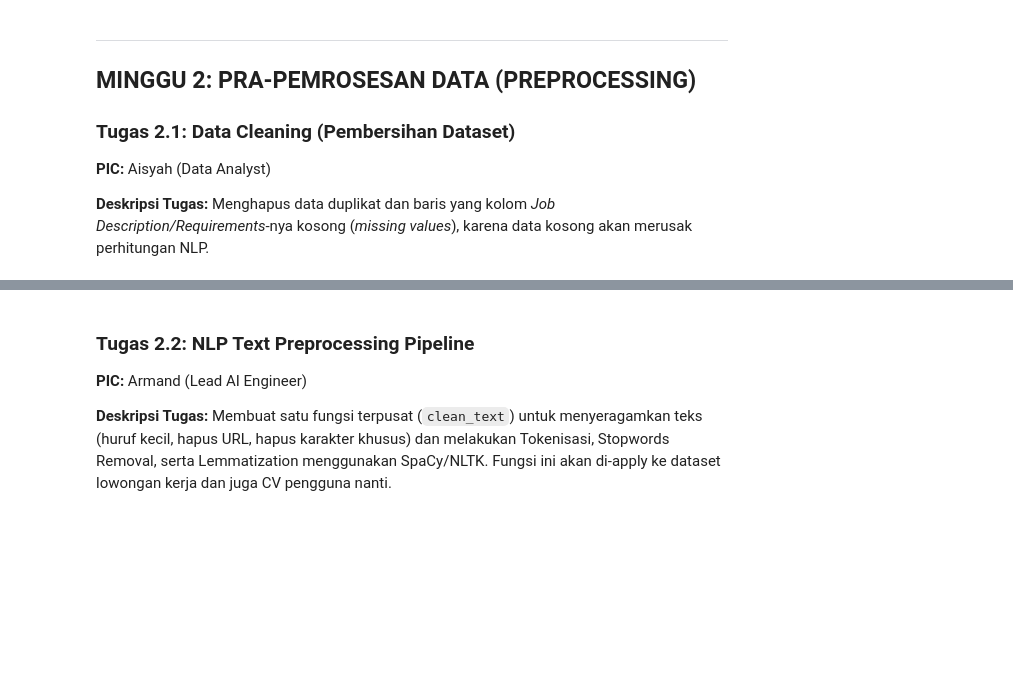
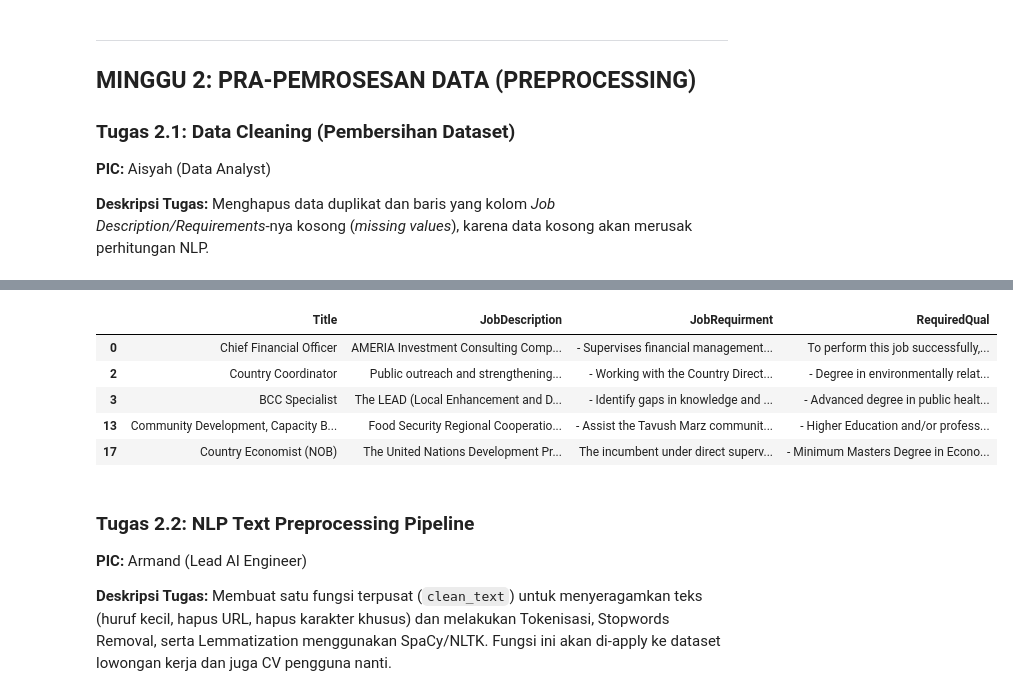
Before and after one commit to ArcVielLouvent/PJK-RM119-CareerMatch-AI, a Jupyter notebook: PJK_RM119_CareerMatch_AI_Workspace.ipynb, the cells around one changed output, grey strips where cells are left out. Drawn from its saved outputs; the diff is of its cells as text; code cells hidden in the pictures; blank space fills up the shorter version.

```diff
--- a/PJK_RM119_CareerMatch_AI_Workspace.ipynb
+++ b/PJK_RM119_CareerMatch_AI_Workspace.ipynb
@@ -113,3 +199,11 @@ def extract_pdf_text(pdf_path):
 **Deskripsi Tugas:** Menghapus data duplikat dan baris yang kolom *Job Description/Requirements*-nya kosong (*missing values*), karena data kosong akan merusak perhitungan NLP.
 # %%
 # Tulis kode pembersihan DataFrame (dropna, drop_duplicates) di sini dan tambahkan cell kode sesuai dengan kebutuhan
+
+# Memilih kolom yang relevan
+clean_df = df_jobs[[
+    "Title",
+    "JobDescription",
+    "JobRequirment",
+    "RequiredQual"
+]]
@@ -115,0 +220,8 @@ def extract_pdf_text(pdf_path):
+# %%
+# Menghapus baris yang kosong
+clean_df = clean_df.dropna(subset=[
+    "Title",
+    "JobDescription",
+    "JobRequirment",
+    "RequiredQual"
+])
@@ -115,0 +242,3 @@ def extract_pdf_text(pdf_path):
+# %%
+# Menghapus data duplikat
+clean_df = clean_df.drop_duplicates()
@@ -116,3 +259,12 @@ def extract_pdf_text(pdf_path):
+# %%
+clean_df.head()
+# %% [output]
+|  | Title | JobDescription | JobRequirment | RequiredQual |
+| 0 | Chief Financial Officer | AMERIA Investment Consulting Comp... | - Supervises financial management... | To perform this job successfully,... |
+| 2 | Country Coordinator | Public outreach and strengthening... | - Working with the Country Direct... | - Degree in environmentally relat... |
+| 3 | BCC Specialist | The LEAD (Local Enhancement and D... | - Identify gaps in knowledge and ... | - Advanced degree in public healt... |
+| 13 | Community Development, Capacity B... | Food Security Regional Cooperatio... | - Assist the Tavush Marz communit... | - Higher Education and/or profess... |
+| 17 | Country Economist (NOB) | The United Nations Development Pr... | The incumbent under direct superv... | - Minimum Masters Degree in Econo... |
 # %% [markdown]
 ### Tugas 2.2: NLP Text Preprocessing Pipeline
 **PIC:** Armand (Lead AI Engineer)
```
Also changed, not shown: parts of 12 cells of this notebook.
